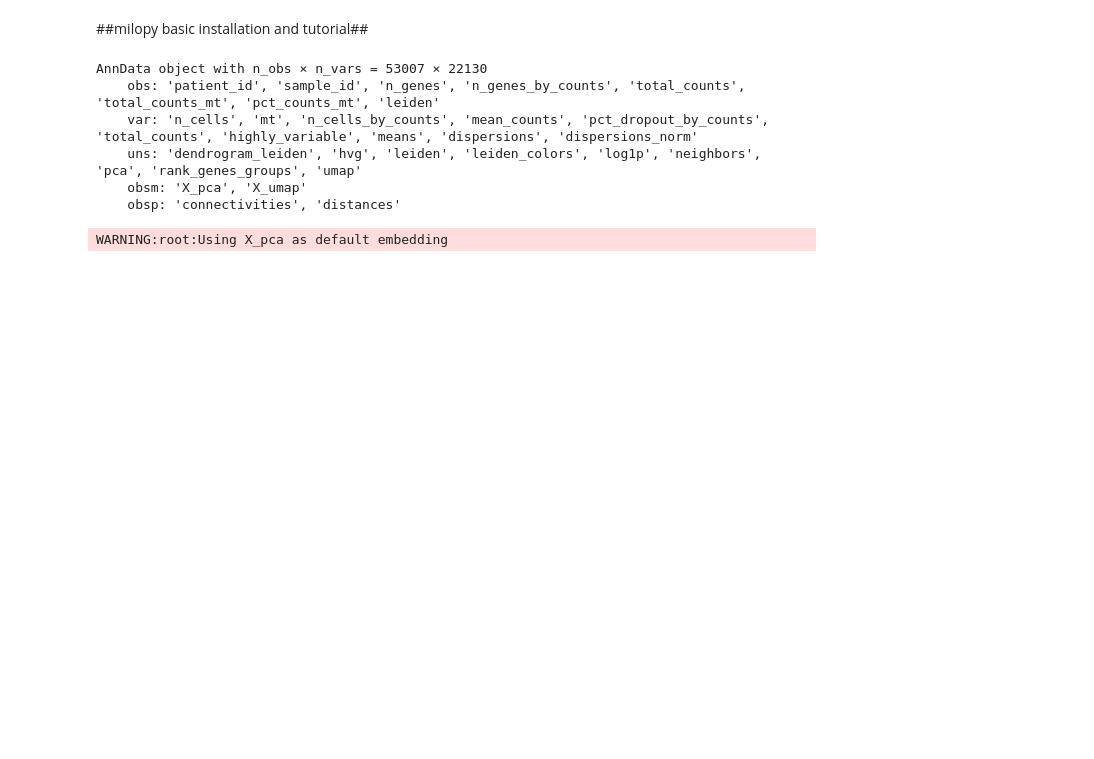
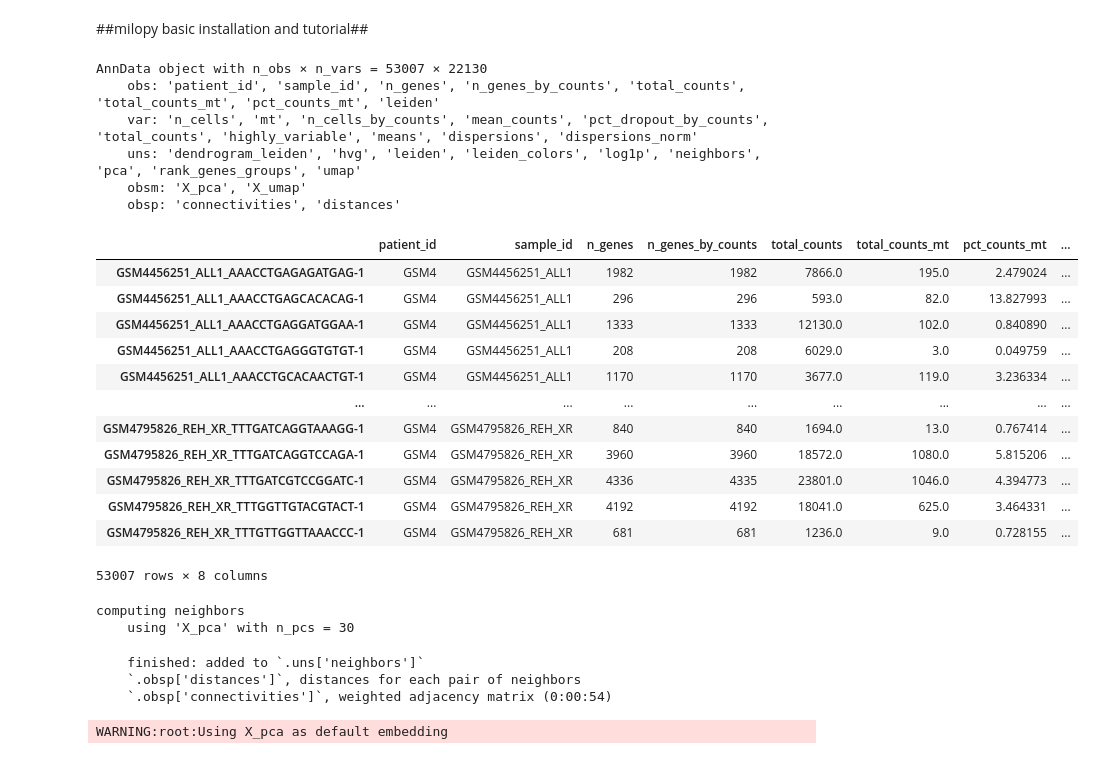
Before and after one commit to tuonglab/Alicia-Project-1, a Jupyter notebook: notebooks/Milo for Mehtonen et al.ipynb, the cells around one changed output. Cells and saved outputs as stored; diff of their text form; code cells hidden in the pictures; blank space fills up the shorter version.

```diff
--- a/notebooks/Milo for Mehtonen et al.ipynb
+++ b/notebooks/Milo for Mehtonen et al.ipynb
@@ -19,6 +24,23 @@ AnnData object with n_obs × n_vars = 53007 × 22130
     uns: 'dendrogram_leiden', 'hvg', 'leiden', 'leiden_colors', 'log1p', 'neighbors', 'pca', 'rank_genes_groups', 'umap'
     obsm: 'X_pca', 'X_umap'
     obsp: 'connectivities', 'distances'
+# %%
+adata.obs_names = [a + "_" + b for a,b in zip(adata.obs.sample_id, adata.obs_names)]
+adata.obs
+# %% [output]
+|  | patient_id | sample_id | n_genes | n_genes_by_counts | total_counts | total_counts_mt | pct_counts_mt | ... |
+| GSM4456251_ALL1_AAACCTGAGAGATGAG-1 | GSM4 | GSM4456251_ALL1 | 1982 | 1982 | 7866.0 | 195.0 | 2.479024 | ... |
+| GSM4456251_ALL1_AAACCTGAGCACACAG-1 | GSM4 | GSM4456251_ALL1 | 296 | 296 | 593.0 | 82.0 | 13.827993 | ... |
+| GSM4456251_ALL1_AAACCTGAGGATGGAA-1 | GSM4 | GSM4456251_ALL1 | 1333 | 1333 | 12130.0 | 102.0 | 0.840890 | ... |
+| GSM4456251_ALL1_AAACCTGAGGGTGTGT-1 | GSM4 | GSM4456251_ALL1 | 208 | 208 | 6029.0 | 3.0 | 0.049759 | ... |
+| GSM4456251_ALL1_AAACCTGCACAACTGT-1 | GSM4 | GSM4456251_ALL1 | 1170 | 1170 | 3677.0 | 119.0 | 3.236334 | ... |
+| ... | ... | ... | ... | ... | ... | ... | ... | ... |
+| GSM4795826_REH_XR_TTTGATCAGGTAAAGG-1 | GSM4 | GSM4795826_REH_XR | 840 | 840 | 1694.0 | 13.0 | 0.767414 | ... |
+| GSM4795826_REH_XR_TTTGATCAGGTCCAGA-1 | GSM4 | GSM4795826_REH_XR | 3960 | 3960 | 18572.0 | 1080.0 | 5.815206 | ... |
+| GSM4795826_REH_XR_TTTGATCGTCCGGATC-1 | GSM4 | GSM4795826_REH_XR | 4336 | 4335 | 23801.0 | 1046.0 | 4.394773 | ... |
+| GSM4795826_REH_XR_TTTGGTTGTACGTACT-1 | GSM4 | GSM4795826_REH_XR | 4192 | 4192 | 18041.0 | 625.0 | 3.464331 | ... |
+| GSM4795826_REH_XR_TTTGTTGGTTAAACCC-1 | GSM4 | GSM4795826_REH_XR | 681 | 681 | 1236.0 | 9.0 | 0.728155 | ... |
+53007 rows × 8 columns
 # %%
 #use scanpy functions to build a KNN graph
 
@@ -26,5 +48,11 @@ d = 30
 k = 50
 
 sc.pp.neighbors(adata, n_neighbors=k, n_pcs=d)
+# %% [output]
+computing neighbors
+    using 'X_pca' with n_pcs = 30
+    finished: added to `.uns['neighbors']`
+    `.obsp['distances']`, distances for each pair of neighbors
+    `.obsp['connectivities']`, weighted adjacency matrix (0:00:54)
 # %%
 #This step assigns cells to a set of representative neighbourhoods on the KNN graph.
```
Also changed, not shown: parts of 51 cells of this notebook.
